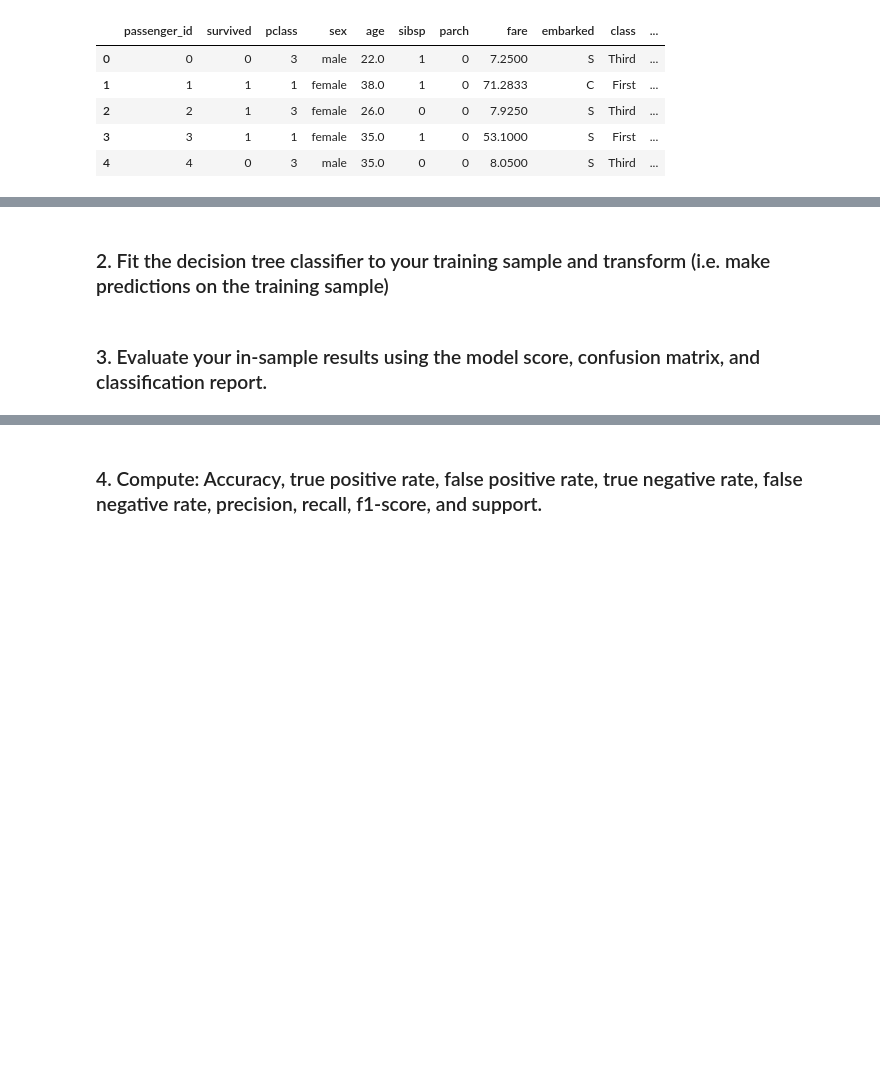
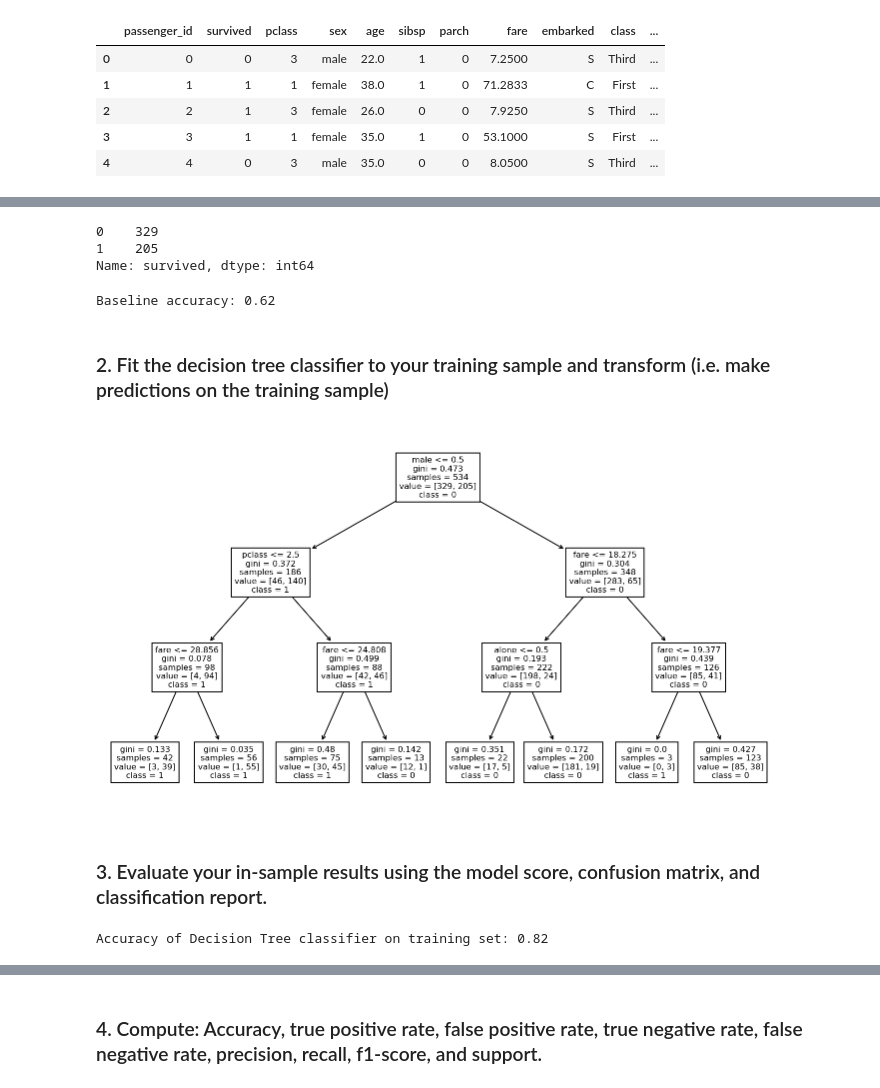
Before and after one commit to QMCBT-JustinEvans/classification-exercises, a Jupyter notebook: model.ipynb, the cells around one changed output, grey strips where cells are left out. Drawn from its saved outputs; the diff is of its cells as text; code cells hidden in the pictures; blank space fills up the shorter version.

Commit message:
UPDATE tree

```diff
--- a/model.ipynb
+++ b/model.ipynb
@@ -55,0 +61,3 @@ titanic_df.head()
+# %%
+titanic_df = prepare.prep_titanic_df(titanic_df)
+titanic_df
@@ -55,0 +78,4 @@ titanic_df.head()
+# %%
+target = 'survived'
+train, validate, test = prepare.train_val_test_split(titanic_df, target)
+train.head()
@@ -55,0 +103,10 @@ titanic_df.head()
+# %%
+# Preprocessing for modeling (remove all OBJECT columns)(ensure no NaNs)
+X_train = train.drop(columns=['survived','age', 'sex', 'embark_town', 'embarked'])
+y_train = train.survived
+
+X_validate = validate.drop(columns=['survived','age', 'sex', 'embark_town', 'embarked'])
+y_validate = validate.survived
+
+X_test = test.drop(columns=['survived','age', 'sex', 'embark_town', 'embarked'])
+y_test = test.survived
@@ -80,4 +185,43 @@ accuracy
+# %%
+y_train.value_counts()
+# %% [output]
+0    329
+1    205
+Name: survived, dtype: int64
+# %%
+# The mode of the target (0 = 329) is a great baseline
+baseline = y_train.mode()
+
+# Produce a boolean array with True representing a match between the baseline prediction and reality
+baseline_prediction = (y_train == 0)
+
+# baseline accuracy
+baseline_accuracy = baseline_prediction.mean()
+print(f"Baseline accuracy: {round(baseline_accuracy, 2)}")
+# %% [output]
+Baseline accuracy: 0.62
 # %% [markdown]
 ### 2. Fit the decision tree classifier to your training sample and transform (i.e. make predictions on the training sample)
+# %%
+# Make the model
+tree1 = DecisionTreeClassifier(max_depth=3, random_state=1992)
+
+# Fit the model (on train and only train)
+tree1 = tree1.fit(X_train, y_train)
+
+# Use the model
+# We'll evaluate the model's performance on train, first
+y_predictions = tree1.predict(X_train)
+# %%
+plt.figure(figsize=(12, 7))
+plot_tree(tree1, feature_names=X_train.columns, class_names=['0','1'])
+plt.show()
+# %% [output]
+[figure, added]
 # %% [markdown]
 ### 3. Evaluate your in-sample results using the model score, confusion matrix, and classification report.
+# %%
+print('Accuracy of Decision Tree classifier on training set: {:.2f}'
+      .format(tree1.score(X_train, y_train)))
+# %% [output]
+Accuracy of Decision Tree classifier on training set: 0.82
```
Also changed, not shown: parts of 69 cells of this notebook, 10 other files.
